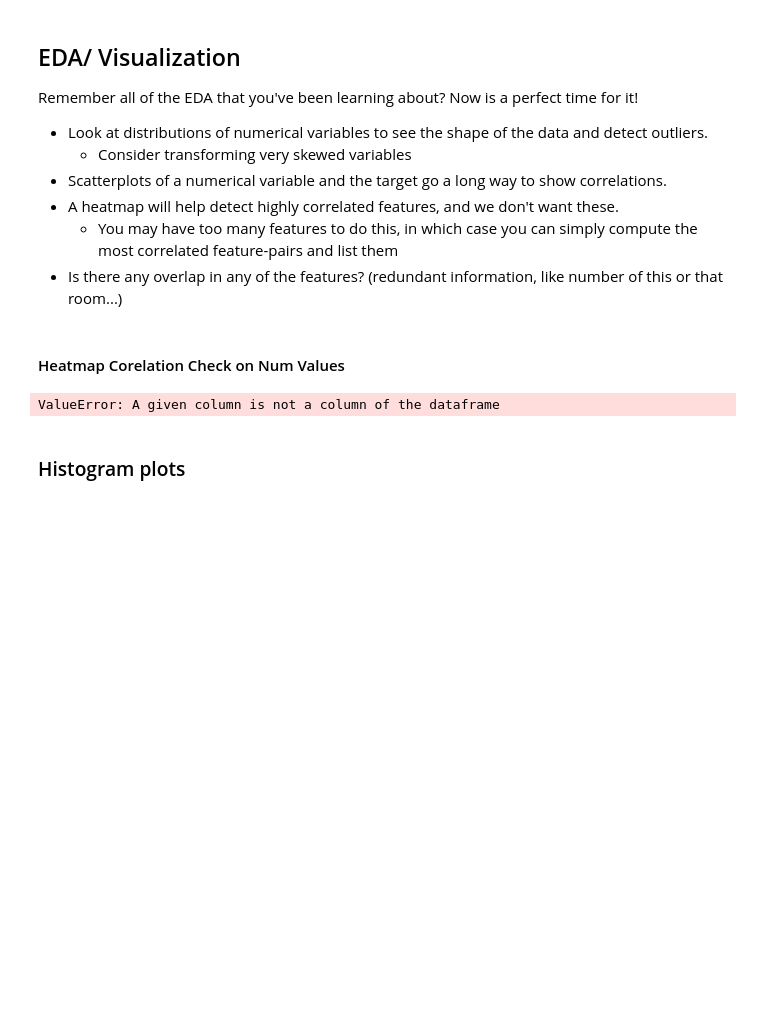
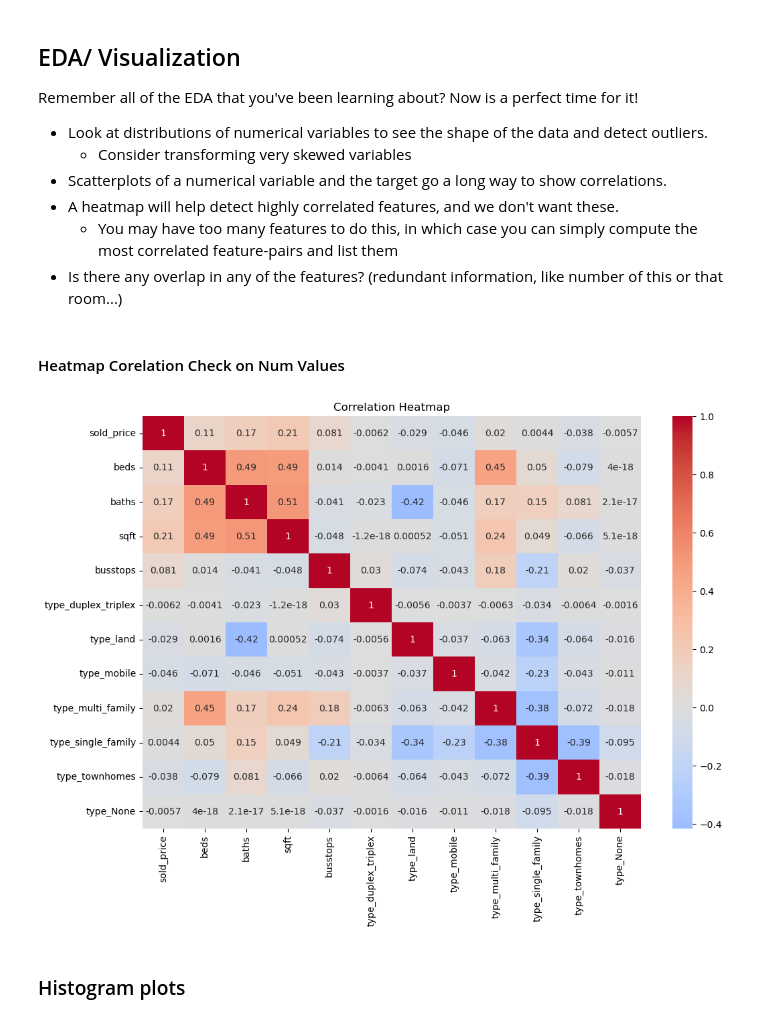
Before and after one commit to LeonFall3/LHL-Midterm-Project, a Jupyter notebook: notebooks/1 - EDA.ipynb, the cells around one changed output. Saved outputs shown, nothing was run; the diff lists cells and outputs as text; code cells hidden in the pictures; blank space fills up the shorter version.

Commit message:
Ran models and graphs

```diff
--- a/notebooks/1 - EDA.ipynb
+++ b/notebooks/1 - EDA.ipynb
@@ -48,13 +48,11 @@ Drop all columns that aren't needed.
 # df.to_pickle('data/!raw_df.pkl')
 
 df= pd.read_pickle('data/!raw_df.pkl')
-df= pd.read_pickle('data/!raw_df.pkl')
 # Cleaning data
-df= cleaning_data(df)
+# df= cleaning_data(df)
 # df.to_pickle('data/!cleaned_df.pkl')
 
 
 # load pickled df
 df= pd.read_pickle('data/!cleaned_df.pkl')
-
-df.head()
+busstops = pd.read_pickle('data/!busstops.pkl')
@@ -151,15 +132,3 @@ Consider the fact that with tags, there are a lot of categorical variables.
 - You're not limited to just using the data provided to you. Think/ do some research about other features that might be useful to predict housing prices.
 - Can you import and join this data? Make sure you do any necessary preprocessing and make sure it is joined correctly.
 - Example suggestion: could mortgage interest rates in the year of the listing affect the price?
-# %%
-# import, join and preprocess new data here
-busstops= bus_query_by_lat_long(df, api_key)
-# Convert Series to DataFrame and rename columns
-busstops_df = busstops.rename_axis('property_id').reset_index(name='busstops')
-# Merge results_df into notags_df based on 'property_id'
-df = df.merge(
-    busstops_df[['property_id', 'busstops']],
-    on='property_id',
-    how='left'
-)
-df['busstops'].fillna(0, inplace=True)
@@ -168,3 +135,10 @@ KeyError: 'property_id'
+# %%
+# import, join and preprocess new data here
+#busstops= bus_query_by_lat_long(df)
+busstops = pd.read_pickle('data/!busstops.pkl')
+# %%
+# Putting in df
+df = df.merge(busstops, left_index=True, right_index=True, how='left')
 # %% [markdown]
 ## EDA/ Visualization
 
@@ -183,42 +157,42 @@ from sklearn.preprocessing import StandardScaler
 from sklearn.pipeline import Pipeline
 from sklearn.preprocessing import OneHotEncoder
 from sklearn.compose import ColumnTransformer
-import matplotlib as plt
+import matplotlib.pyplot as plt
 #set the paramaters
 
-num_cols_base = ['sold_price', 'beds', 'baths', 'busstops', 'sqft']
+num_cols_base = ['sold_price', 'beds', 'baths', 'sqft', 'busstops']
 cat_cols_base = ['type']
 
 #Build the pipelines
 num_pipeline = Pipeline([("impude", SimpleImputer()), ("scale", StandardScaler())])
 
 cat_pipeline = Pipeline([
     ('imputer', SimpleImputer(strategy='most_frequent')),
     ('ohe', OneHotEncoder(sparse_output=False, drop='first', handle_unknown='ignore'))
 ])
 
 # Combine with ColumnTransformer
 preprocess = ColumnTransformer(transformers=[
     ('num_vals', num_pipeline, num_cols_base),
     ('cat_vals', cat_pipeline, cat_cols_base)
 ])
 #transform the data
 x_transformed = preprocess.fit_transform(df)
 
 
 cat_encoded_cols = preprocess.named_transformers_["cat_vals"]["ohe"].get_feature_names_out(cat_cols_base)
 
 all_columns = num_cols_base + list(cat_encoded_cols)
 
 transformed_df = pd.DataFrame(x_transformed, columns=all_columns)
 corr_matrix = transformed_df.corr()
 #plot the heatmap
 plt.figure(figsize=(12, 8))
 sns.heatmap(corr_matrix, annot=True, cmap='coolwarm', center=0)
 plt.title('Correlation Heatmap')
 plt.show()
 # %% [output]
-ValueError: A given column is not a column of the dataframe
+[figure, added]
 # %% [markdown]
 ### Histogram plots
 # %%
```
Also changed, not shown: parts of 4 cells of this notebook.
